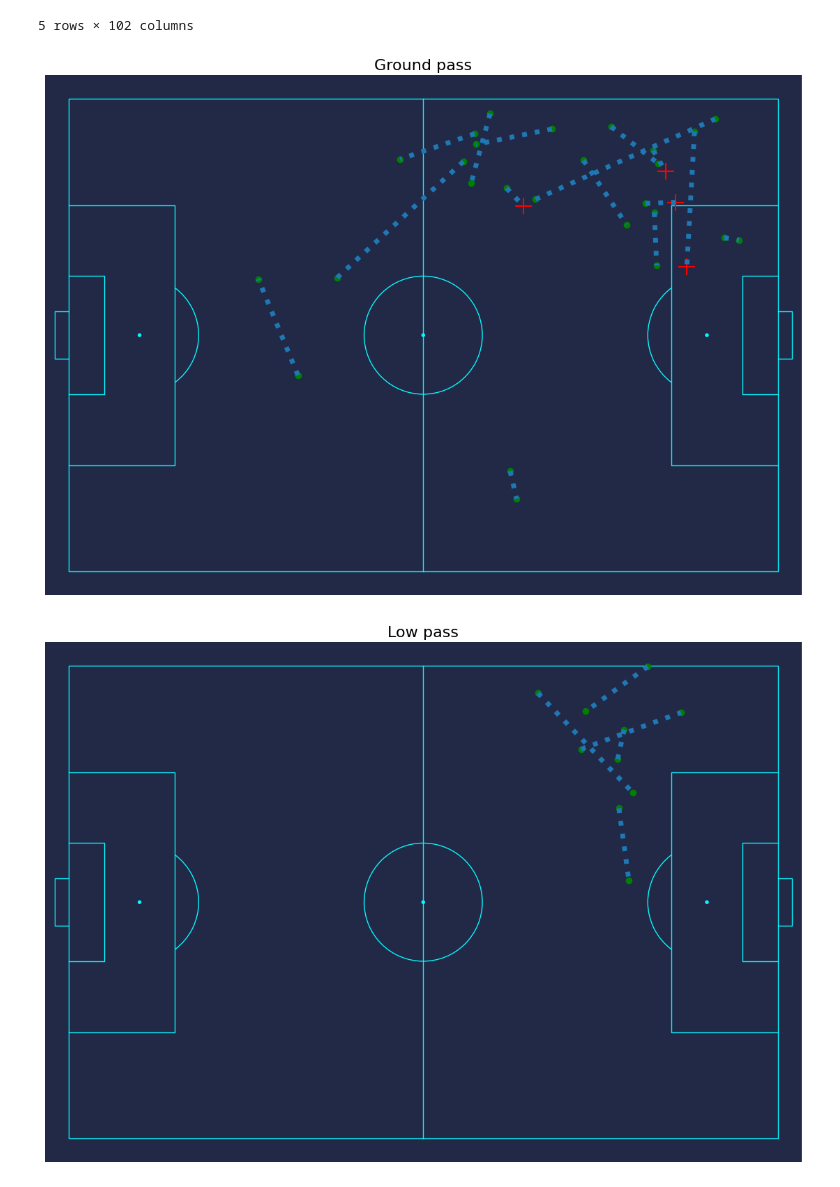
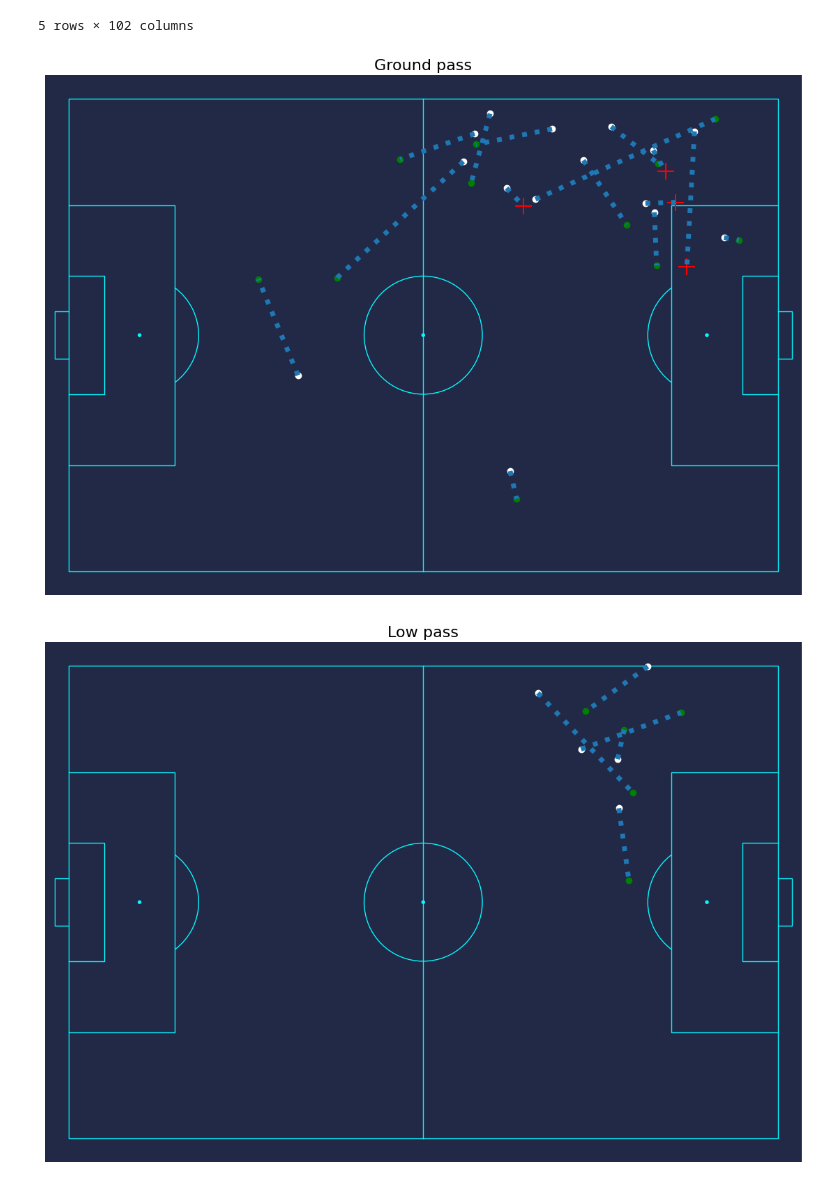
Before and after one commit to asheshh-lal/Football-analytics, a Jupyter notebook: event/test.ipynb, the cells around one changed output. Cells and saved outputs as stored; diff of their text form; code cells hidden in the pictures.

```diff
--- a/event/test.ipynb
+++ b/event/test.ipynb
@@ -582,38 +595,38 @@ p = Pitch(line_color=LINE_COLOR, pitch_color=BACKGROUND_COLOR, linewidth=LINEWID
 fig, ax = p.draw(figsize=(12, 8))
 ax.set_title("Ground pass", fontsize=16)
 for index, row in df_ground_pass.iterrows():
     if row['pass_outcome'] in ['Incomplete', 'Out']:
-        p.scatter(x=row['x_start'], y=row['y_start'], color='green',ax=ax)
+        p.scatter(x=row['x_start'], y=row['y_start'], color='white',ax=ax)
         p.scatter(x=row['x_end'], y=row['y_end'],s=300, color='red',ax=ax,marker='+')
         p.lines(xstart=row['x_start'], xend=row['x_end'], ystart=row['y_start'], yend=row['y_end'], ax=ax,linestyle='dotted')
     else:
-        p.scatter(x=row['x_start'], y=row['y_start'], color='green',ax=ax)
+        p.scatter(x=row['x_start'], y=row['y_start'], color='white',ax=ax)
         p.scatter(x=row['x_end'], y=row['y_end'], color='green',ax=ax)
         p.lines(xstart=row['x_start'], xend=row['x_end'], ystart=row['y_start'], yend=row['y_end'], ax=ax,linestyle='dotted')
 
 fig, ax = p.draw(figsize=(12, 8))
 ax.set_title("Low pass", fontsize=16)
 for index, row in df_low_pass.iterrows():
     if row['pass_outcome'] in ['Incomplete', 'Out']:
-        p.scatter(x=row['x_start'], y=row['y_start'], color='green',ax=ax)
+        p.scatter(x=row['x_start'], y=row['y_start'], color='white',ax=ax)
         p.scatter(x=row['x_end'], y=row['y_end'],s=300, color='red',ax=ax,marker='+')
         p.lines(xstart=row['x_start'], xend=row['x_end'], ystart=row['y_start'], yend=row['y_end'], ax=ax,linestyle='dotted')
     else:
-        p.scatter(x=row['x_start'], y=row['y_start'], color='green',ax=ax)
+        p.scatter(x=row['x_start'], y=row['y_start'], color='white',ax=ax)
         p.scatter(x=row['x_end'], y=row['y_end'], color='green',ax=ax)
         p.lines(xstart=row['x_start'], xend=row['x_end'], ystart=row['y_start'], yend=row['y_end'], ax=ax,linestyle='dotted')
 
 fig, ax = p.draw(figsize=(12, 8))
 ax.set_title("High pass", fontsize=16)
 for index, row in df_high_pass.iterrows():
     if row['pass_outcome'] in ['Incomplete', 'Out']:
-        p.scatter(x=row['x_start'], y=row['y_start'], color='green',ax=ax)
+        p.scatter(x=row['x_start'], y=row['y_start'], color='white',ax=ax)
         p.scatter(x=row['x_end'], y=row['y_end'],s=300, color='red',ax=ax,marker='+')
         p.lines(xstart=row['x_start'], xend=row['x_end'], ystart=row['y_start'], yend=row['y_end'], ax=ax,linestyle='dotted')
     else:
-        p.scatter(x=row['x_start'], y=row['y_start'], color='green',ax=ax)
+        p.scatter(x=row['x_start'], y=row['y_start'], color='white',ax=ax)
         p.scatter(x=row['x_end'], y=row['y_end'], color='green',ax=ax)
         p.lines(xstart=row['x_start'], xend=row['x_end'], ystart=row['y_start'], yend=row['y_end'], ax=ax,linestyle='dotted')
 # %% [output]
-[figure, old version]
+[figure, new version]
-[figure, old version]
+[figure, new version]
```
Also changed, not shown: parts of 14 cells of this notebook.
